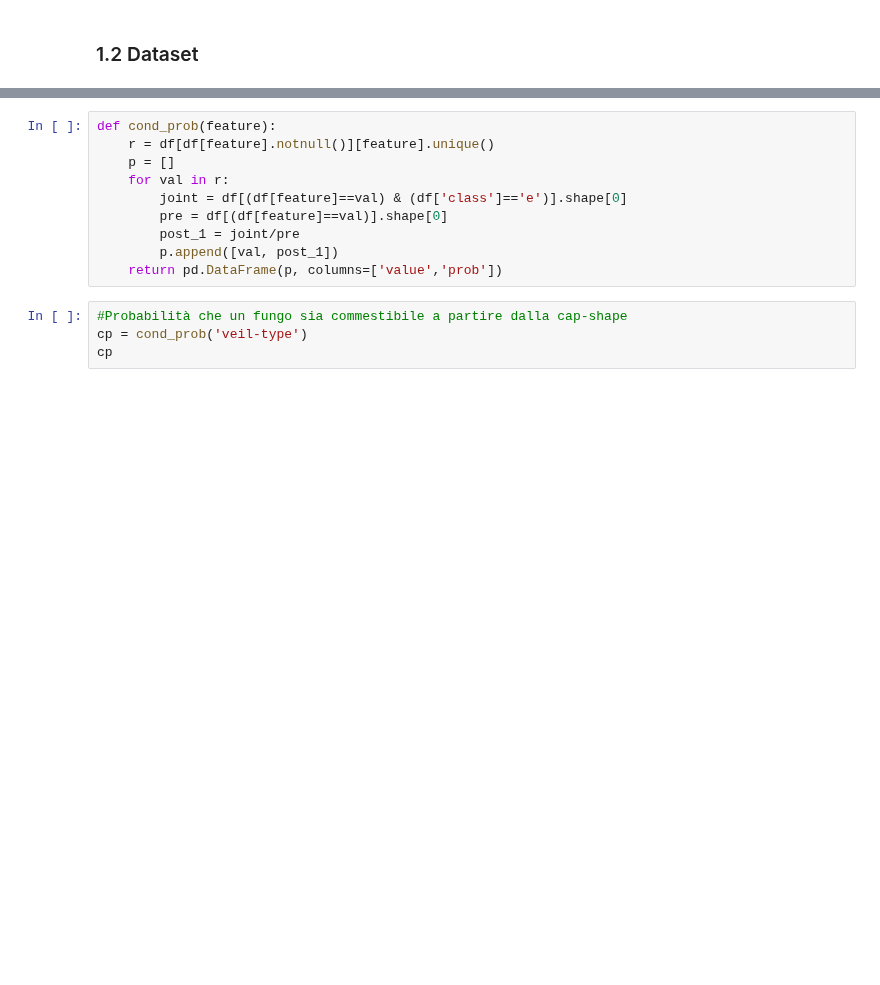
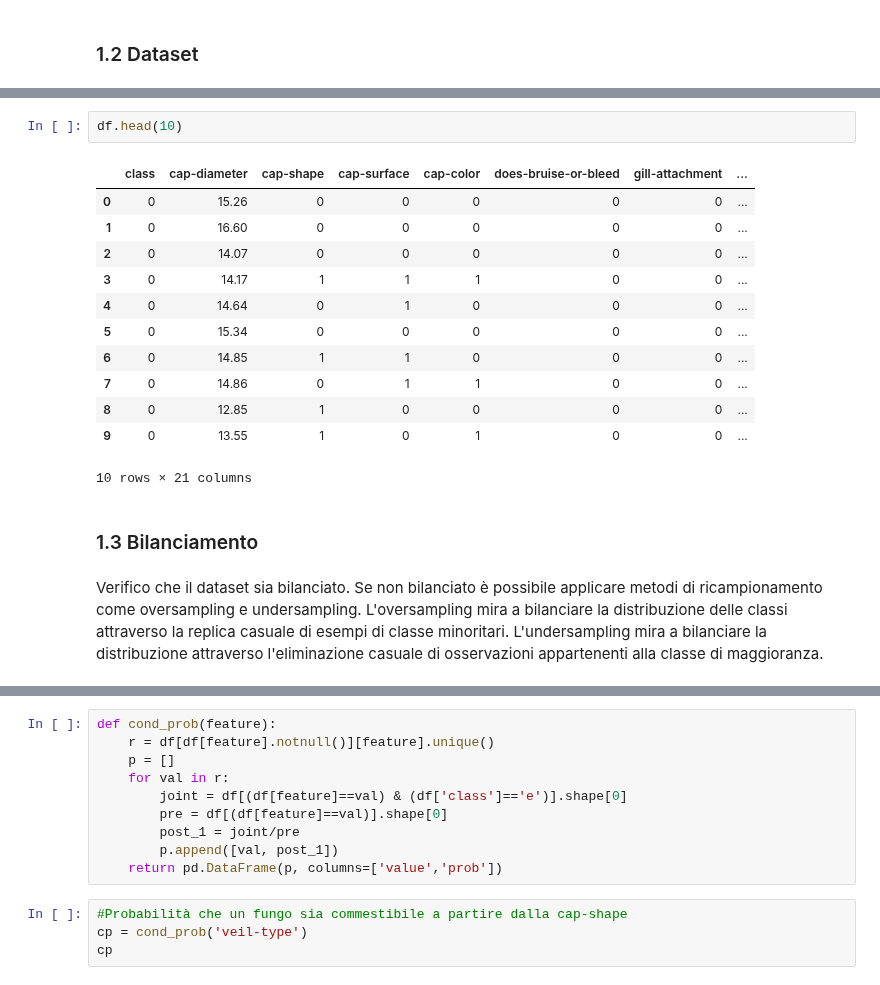
Before and after one commit to msalvati1997/mushrooms_classificator, a Jupyter notebook: mushroom.ipynb, the cells around one changed output, grey strips where cells are left out. Cells and saved outputs as stored; diff of their text form; blank space fills up the shorter version.

```diff
--- a/mushroom.ipynb
+++ b/mushroom.ipynb
@@ -70,0 +92,19 @@ if IS_COLAB:
+# %%
+df.head(10)
+# %% [output]
+|  | class | cap-diameter | cap-shape | cap-surface | cap-color | does-bruise-or-bleed | gill-attachment | ... |
+| 0 | 0 | 15.26 | 0 | 0 | 0 | 0 | 0 | ... |
+| 1 | 0 | 16.60 | 0 | 0 | 0 | 0 | 0 | ... |
+| 2 | 0 | 14.07 | 0 | 0 | 0 | 0 | 0 | ... |
+| 3 | 0 | 14.17 | 1 | 1 | 1 | 0 | 0 | ... |
+| 4 | 0 | 14.64 | 0 | 1 | 0 | 0 | 0 | ... |
+| 5 | 0 | 15.34 | 0 | 0 | 0 | 0 | 0 | ... |
+| 6 | 0 | 14.85 | 1 | 1 | 0 | 0 | 0 | ... |
+| 7 | 0 | 14.86 | 0 | 1 | 1 | 0 | 0 | ... |
+| 8 | 0 | 12.85 | 1 | 0 | 0 | 0 | 0 | ... |
+| 9 | 0 | 13.55 | 1 | 0 | 1 | 0 | 0 | ... |
+10 rows × 21 columns
+# %% [markdown]
+### 1.3 Bilanciamento
+# %% [markdown]
+Verifico che il dataset sia bilanciato. Se non bilanciato è possibile applicare metodi di ricampionamento come oversampling e undersampling. L'oversampling mira a bilanciare la distribuzione delle classi attraverso la replica casuale di esempi di classe minoritari. L'undersampling mira a bilanciare la distribuzione attraverso l'eliminazione casuale di osservazioni appartenenti alla classe di maggioranza.
```
Also changed, not shown: parts of 24 cells of this notebook.
